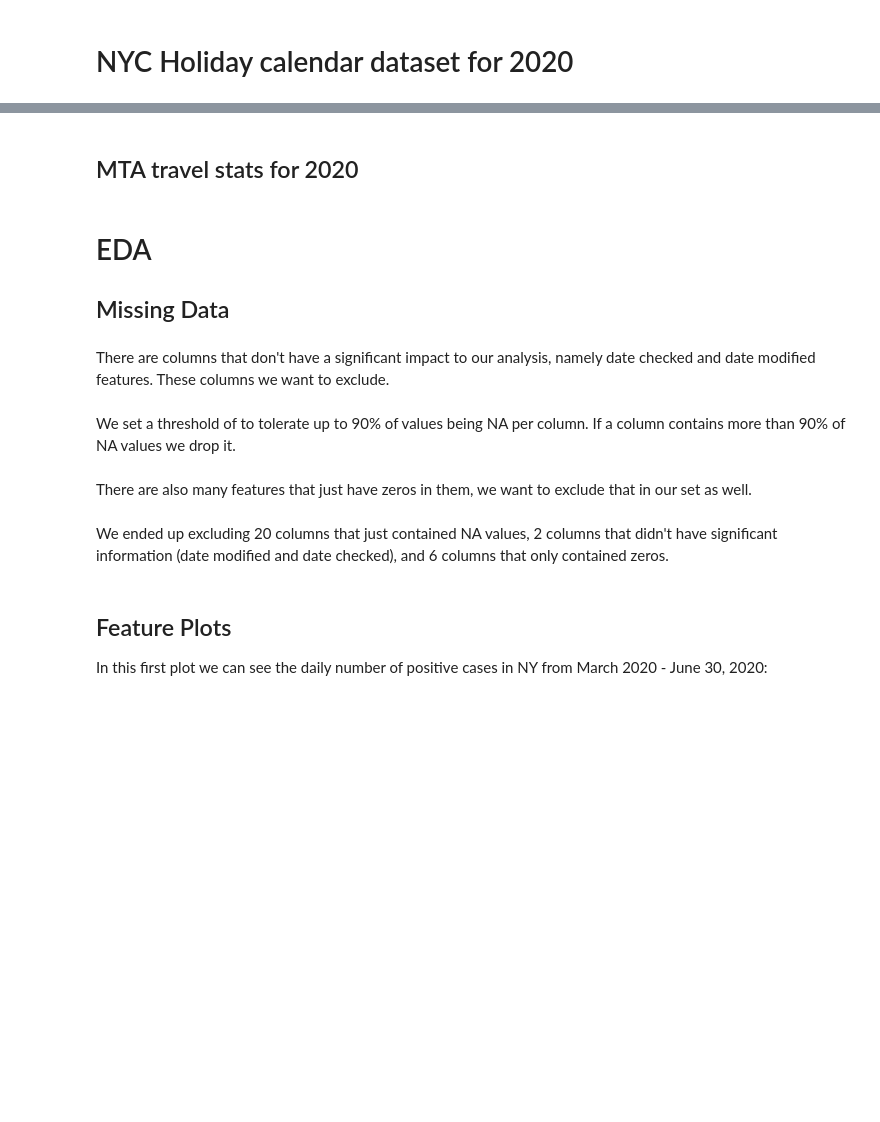
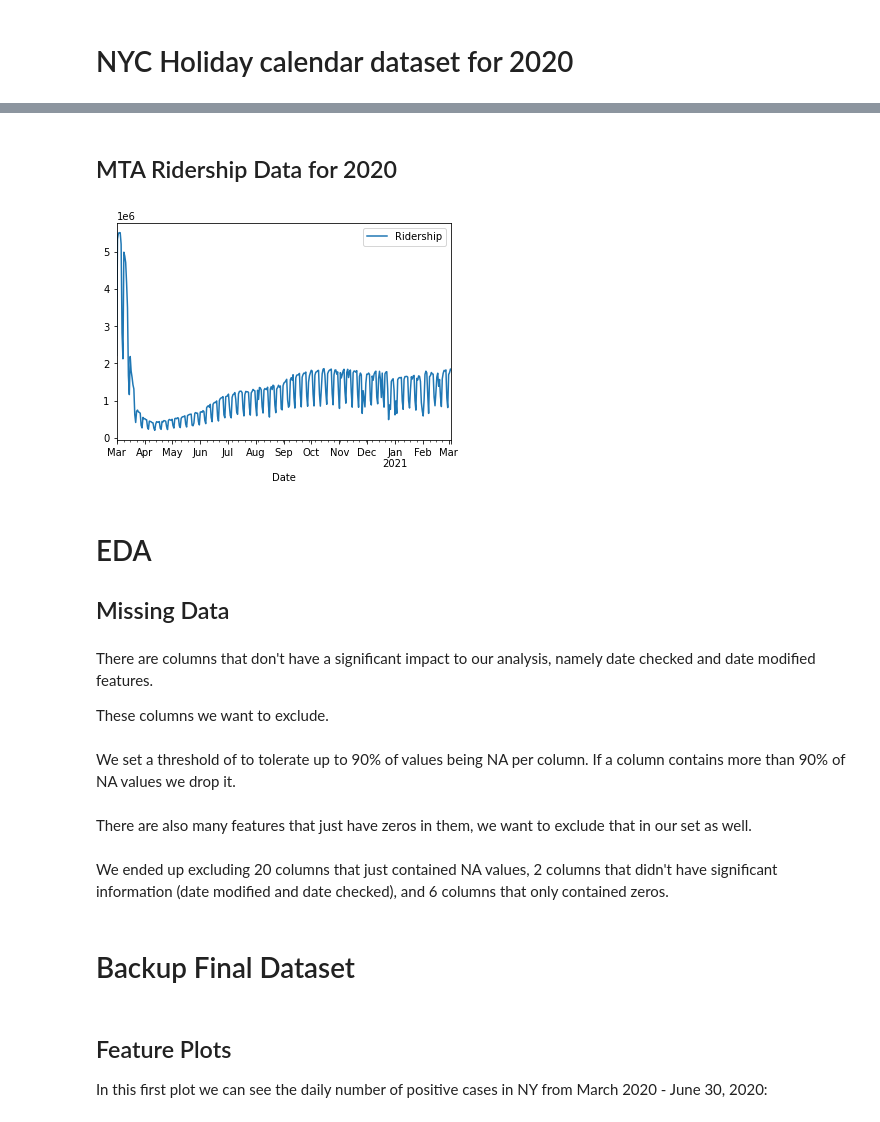
Before and after one commit to JohnKHancock/CUNY_DATA_698_Maters_Project, a Jupyter notebook: project-model/covid19-model-v2.ipynb, the cells around one changed output, grey strips where cells are left out. Saved outputs shown, nothing was run; the diff lists cells and outputs as text; code cells hidden in the pictures; blank space fills up the shorter version.

Commit message:
Rename original file to v1, code update on v2, intros to new data sets.

```diff
--- a/project-model/covid19-model-v2.ipynb
+++ b/project-model/covid19-model-v2.ipynb
@@ -170,18 +307,31 @@ cdc_df.head()
 # %% [markdown]
 # NYC Holiday calendar dataset for 2020
 # %%
+# 3/20/21 A.C. commented below, we don't need Holiday and date feature
 
-holiday_data = {'date': ['2020-01-01','2020-01-20','2020-02-17','2020-05-25','2020-06-30','2020-09-07','2020-10-12','2020-11-03','2020-11-11','2020-11-26','2020-12-25'],
-		'Holiday': ['New Year Day','Martin Luther King Jr. Day', 'Presidents Day', 'Memorial Day', 'Independence Day(Observed)','Labor Day','Columbus Day','Election Day','Veterans Day','Thanksgiving day','Christmas Day' ],
+# holiday_data = {'date': ['2020-01-01','2020-01-20','2020-02-17','2020-05-25','2020-06-30','2020-09-07','2020-10-12',
+# '2020-11-03','2020-11-11','2020-11-26','2020-12-25'],
+# 		'Holiday': ['New Year Day','Martin Luther King Jr. Day', 'Presidents Day', 'Memorial Day',
+# 		'Independence Day(Observed)','Labor Day','Columbus Day','Election Day','Veterans Day','Thanksgiving day',
+# 		'Christmas Day' ],
+#         'is_holiday':['1','1','1','1','1','1','1','1','1','1','1'],
+# 		'is_long_weekend':['0','1','1','1','1','1','1','0','0','1','1']
+# 		}
+
+# calendar_df = pd.DataFrame (holiday_data, columns = ['date','Holiday','is_holiday','is_long_weekend'])
+
+holiday_data = {'date': ['2020-01-01','2020-01-20','2020-02-17','2020-05-25','2020-06-30','2020-09-07','2020-10-12',
+                         '2020-11-03','2020-11-11','2020-11-26','2020-12-25'],
         'is_holiday':['1','1','1','1','1','1','1','1','1','1','1'],
 		'is_long_weekend':['0','1','1','1','1','1','1','0','0','1','1']
-		}
+                }
 
-calendar_df = pd.DataFrame (holiday_data, columns = ['date','Holiday','is_holiday','is_long_weekend'])
+calendar_df = pd.DataFrame (holiday_data, columns = ['date', 'is_holiday','is_long_weekend'])
 
 calendar_df['date'] =  pd.to_datetime(calendar_df['date'], format='%Y-%m-%d')
 df2 = df.set_index('date').join(calendar_df.set_index('date'))
 
+# Fill remaining values with 0s for Non-Holiday times
 df2['is_holiday'].fillna('0',inplace=True)
 df2['is_long_weekend'].fillna('0', inplace=True)
 
@@ -189,21 +348,25 @@ df2.head()
 # %% [markdown]
-## MTA travel stats for 2020
+## MTA Ridership Data for 2020
 # %%
 mta_df = pd.read_csv('MTA_data.csv',index_col=[0], parse_dates=[0])
-
 
 mta_df = mta_df[[ 'Subways: Total Estimated Ridership']]
 
 mta_df['Subways: Total Estimated Ridership'] = pd.to_numeric(mta_df['Subways: Total Estimated Ridership'])
 
 mta_df.columns = ['Ridership']
 mta_df.plot()
 
-df2.join(mta_df)
+# A.C. edit 3/20/2021, must set to variable, function alone doesn't update reference
+df2 = df2.join(mta_df)
+# %% [output]
+[figure, added]
 # %% [markdown]
 # EDA
 
 ## Missing Data
 # %% [markdown]
-There are columns that don't have a significant impact to our analysis, namely date checked and date modified features. These columns we want to exclude.
+There are columns that don't have a significant impact to our analysis, namely date checked and date modified features.
+
+These columns we want to exclude.
 # %%
@@ -211,3 +374,4 @@ df.drop(['dateChecked', 'dateModified'],axis=1,inplace=True)
 # %% [markdown]
-We set a threshold of to tolerate up to 90% of values being NA per column. If a column contains more than 90% of NA values we drop it.
+We set a threshold of to tolerate up to 90% of values being NA per column. If a column contains more than 90% of NA
+values we drop it.
 # %%
@@ -221,2 +386,5 @@ df = df.loc[:, (df != 0).any(axis=0)]
 # %% [markdown]
-We ended up excluding 20 columns that just contained NA values, 2 columns that didn't have significant information (date modified and date checked), and 6 columns that only contained zeros.
+We ended up excluding 20 columns that just contained NA values, 2 columns that didn't have significant information
+(date modified and date checked), and 6 columns that only contained zeros.
+# %% [markdown]
+# Backup Final Dataset
```
Also changed, not shown: parts of 38 cells of this notebook.
